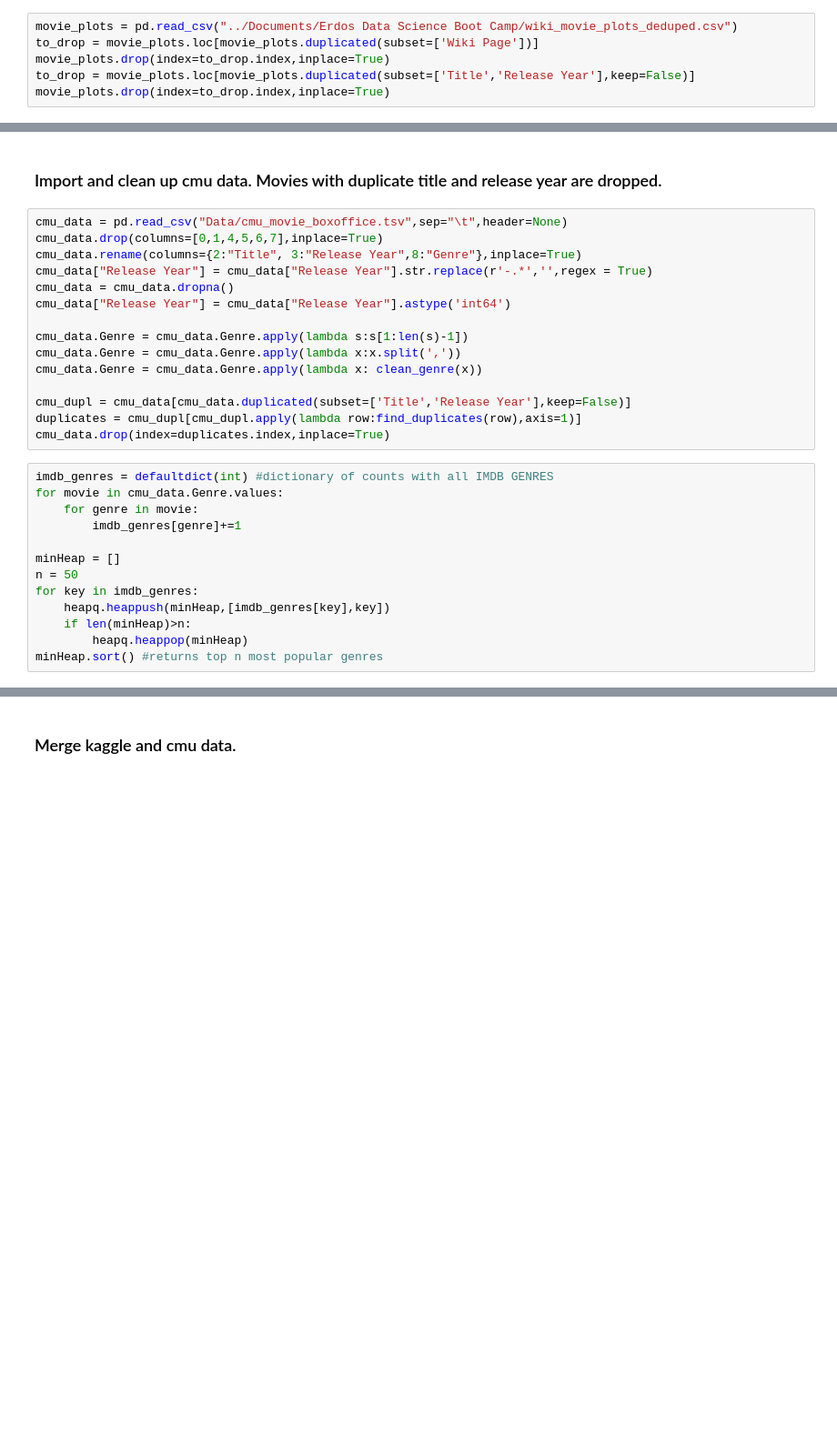
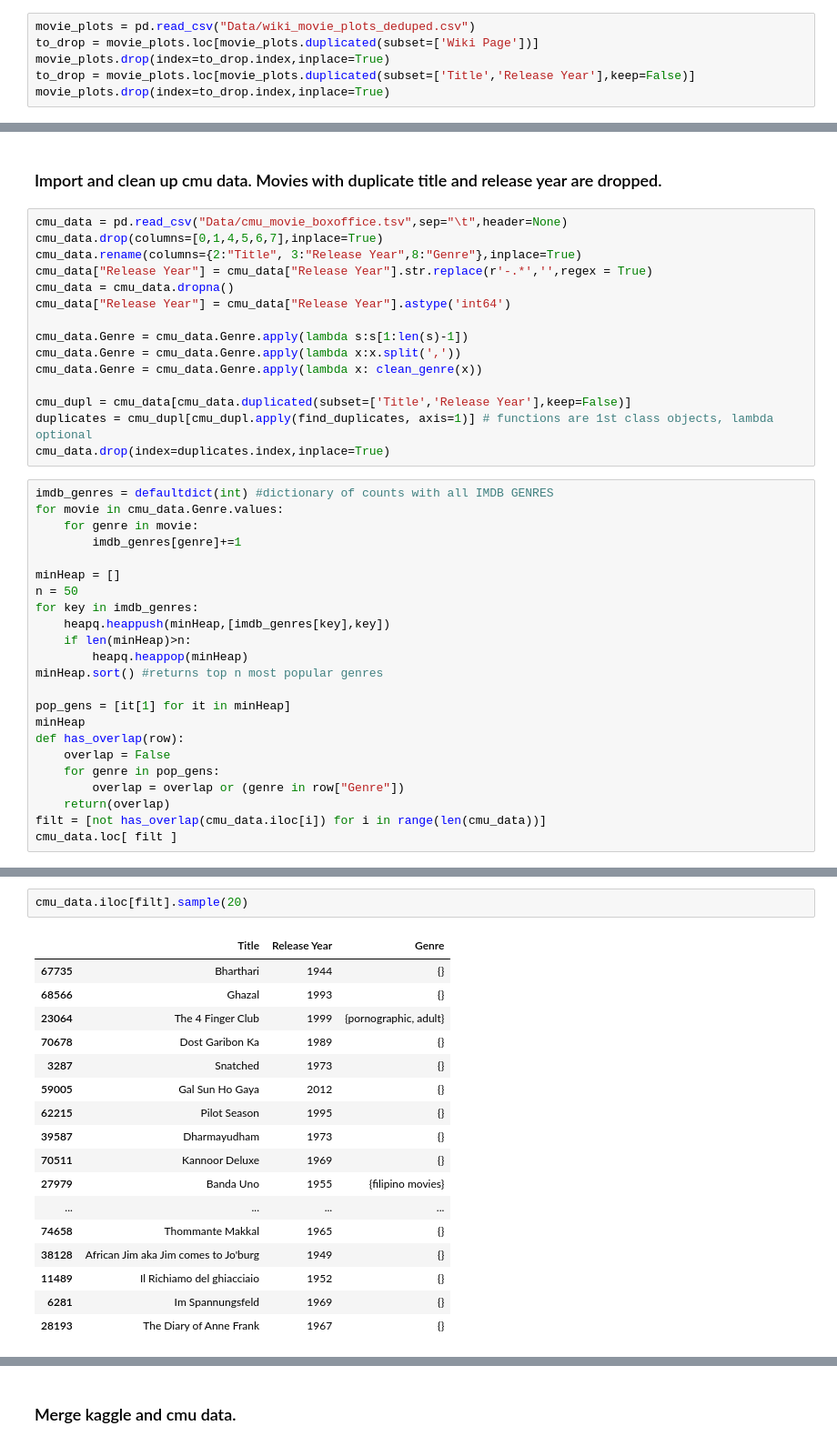
Before and after one commit to sayantangkhan/movie-plot-nlp-project, a Jupyter notebook: genre-clean.ipynb, the cells around one changed output, grey strips where cells are left out. Shown at 91% size. Drawn from its saved outputs; the diff is of its cells as text; blank space fills up the shorter version.

```diff
--- a/genre-clean.ipynb
+++ b/genre-clean.ipynb
@@ -7,7 +7,7 @@ import heapq
 # %% [markdown]
 ### Import and clean up Kaggle data. Movies which have duplicated title and release year are dropped. This set will include movies whose format has been messed up.
 # %%
-movie_plots = pd.read_csv("../Documents/Erdos Data Science Boot Camp/wiki_movie_plots_deduped.csv")
+movie_plots = pd.read_csv("Data/wiki_movie_plots_deduped.csv")
 to_drop = movie_plots.loc[movie_plots.duplicated(subset=['Wiki Page'])]
 movie_plots.drop(index=to_drop.index,inplace=True)
 to_drop = movie_plots.loc[movie_plots.duplicated(subset=['Title','Release Year'],keep=False)]
@@ -65,7 +108,7 @@ cmu_data.Genre = cmu_data.Genre.apply(lambda x:x.split(','))
 cmu_data.Genre = cmu_data.Genre.apply(lambda x: clean_genre(x))
 
 cmu_dupl = cmu_data[cmu_data.duplicated(subset=['Title','Release Year'],keep=False)]
-duplicates = cmu_dupl[cmu_dupl.apply(lambda row:find_duplicates(row),axis=1)]
+duplicates = cmu_dupl[cmu_dupl.apply(find_duplicates, axis=1)] # functions are 1st class objects, lambda optional
 cmu_data.drop(index=duplicates.index,inplace=True)
 # %%
 imdb_genres = defaultdict(int) #dictionary of counts with all IMDB GENRES
@@ -80,3 +123,13 @@ for key in imdb_genres:
     if len(minHeap)>n:
         heapq.heappop(minHeap)
 minHeap.sort() #returns top n most popular genres
+
+pop_gens = [it[1] for it in minHeap]
+minHeap
+def has_overlap(row):
+    overlap = False
+    for genre in pop_gens:
+        overlap = overlap or (genre in row["Genre"])
+    return(overlap)
+filt = [not has_overlap(cmu_data.iloc[i]) for i in range(len(cmu_data))]
+cmu_data.loc[ filt ]
@@ -83,3 +194,23 @@ minHeap.sort() #returns top n most popular genres
+# %%
+cmu_data.iloc[filt].sample(20)
+# %% [output]
+|  | Title | Release Year | Genre |
+| 67735 | Bharthari | 1944 | {} |
+| 68566 | Ghazal | 1993 | {} |
+| 23064 | The 4 Finger Club | 1999 | {pornographic, adult} |
+| 70678 | Dost Garibon Ka | 1989 | {} |
+| 3287 | Snatched | 1973 | {} |
+| 59005 | Gal Sun Ho Gaya | 2012 | {} |
+| 62215 | Pilot Season | 1995 | {} |
+| 39587 | Dharmayudham | 1973 | {} |
+| 70511 | Kannoor Deluxe | 1969 | {} |
+| 27979 | Banda Uno | 1955 | {filipino movies} |
+| ... | ... | ... | ... |
+| 74658 | Thommante Makkal | 1965 | {} |
+| 38128 | African Jim aka Jim comes to Jo'burg | 1949 | {} |
+| 11489 | Il Richiamo del ghiacciaio | 1952 | {} |
+| 6281 | Im Spannungsfeld | 1969 | {} |
+| 28193 | The Diary of Anne Frank | 1967 | {} |
 # %%
 imdb_genres
 # %% [output]
```
Also changed, not shown: parts of 11 cells of this notebook.
